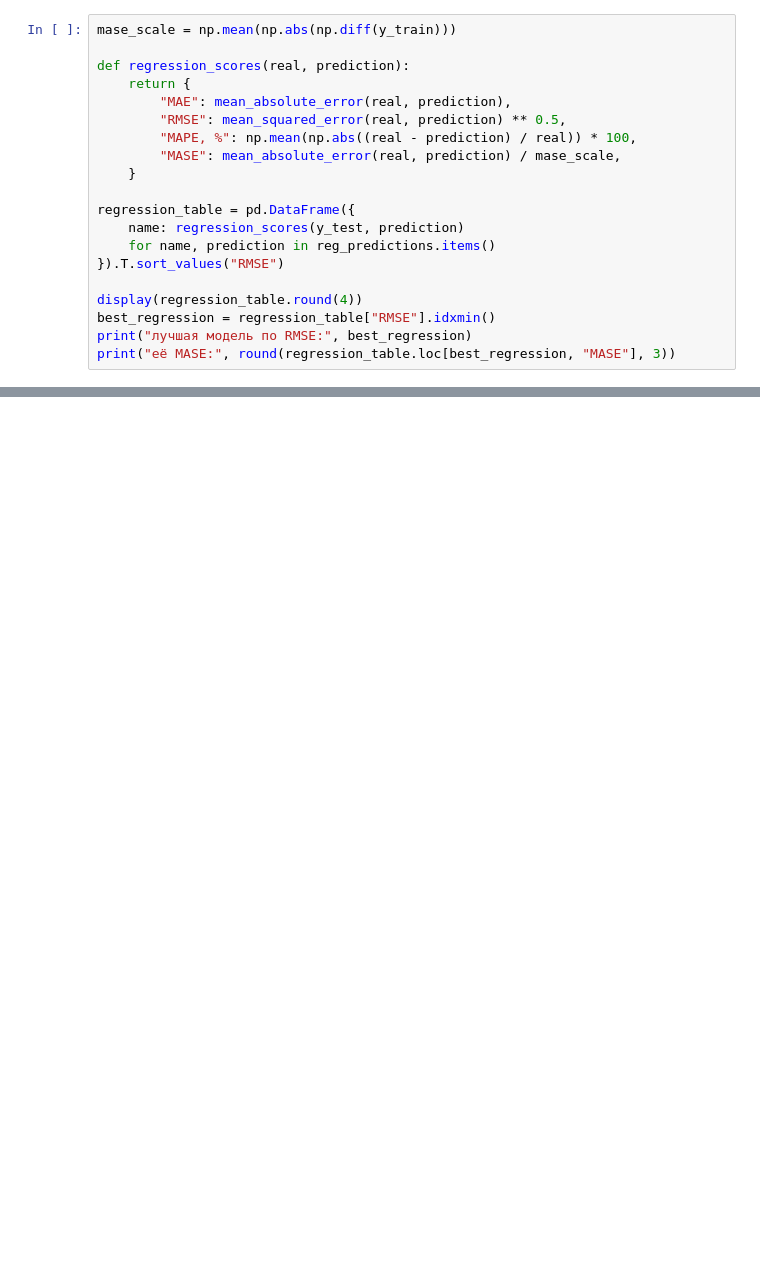
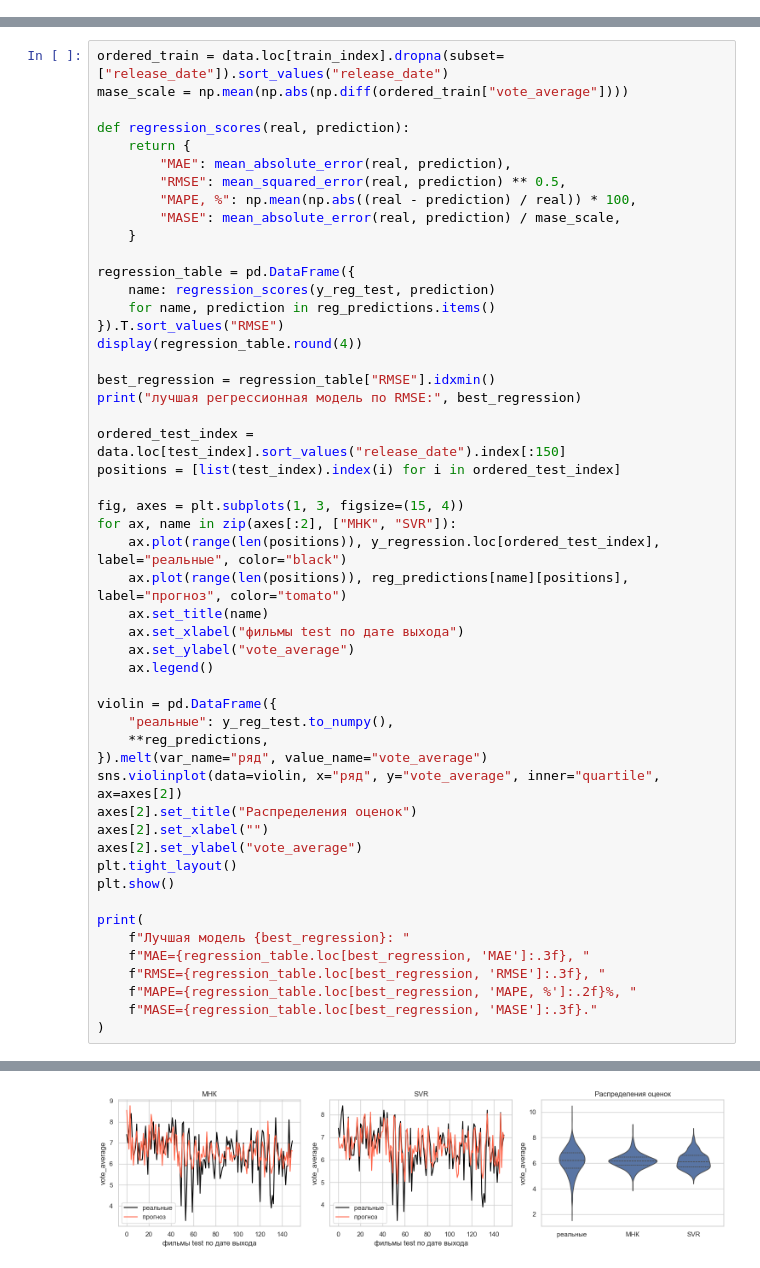
Before and after one commit to sergeisidorov123/ml, a Jupyter notebook: homework/homework3/ДЗ 3, Сидоров, РИС-24-1-1.ipynb, the cells around one changed output, grey strips where cells are left out. Saved outputs shown, nothing was run; the diff lists cells and outputs as text; blank space fills up the shorter version.

```diff
--- a/homework/homework3/ДЗ 3, Сидоров, РИС-24-1-1.ipynb
+++ b/homework/homework3/ДЗ 3, Сидоров, РИС-24-1-1.ipynb
@@ -109,20 +0,0 @@ MAE и RMSE измеряются в пунктах рейтинга. MAPE пок
-# %%
-mase_scale = np.mean(np.abs(np.diff(y_train)))
-
-def regression_scores(real, prediction):
-    return {
-        "MAE": mean_absolute_error(real, prediction),
-        "RMSE": mean_squared_error(real, prediction) ** 0.5,
-        "MAPE, %": np.mean(np.abs((real - prediction) / real)) * 100,
-        "MASE": mean_absolute_error(real, prediction) / mase_scale,
-    }
-
-regression_table = pd.DataFrame({
-    name: regression_scores(y_test, prediction)
-    for name, prediction in reg_predictions.items()
-}).T.sort_values("RMSE")
-
-display(regression_table.round(4))
-best_regression = regression_table["RMSE"].idxmin()
-print("лучшая модель по RMSE:", best_regression)
-print("её MASE:", round(regression_table.loc[best_regression, "MASE"], 3))
@@ -410,0 +191,52 @@ print("   Accuracy SVM изменилась на", round(accuracy_comparison.loc
+# %%
+ordered_train = data.loc[train_index].dropna(subset=["release_date"]).sort_values("release_date")
+mase_scale = np.mean(np.abs(np.diff(ordered_train["vote_average"])))
+
+def regression_scores(real, prediction):
+    return {
+        "MAE": mean_absolute_error(real, prediction),
+        "RMSE": mean_squared_error(real, prediction) ** 0.5,
+        "MAPE, %": np.mean(np.abs((real - prediction) / real)) * 100,
+        "MASE": mean_absolute_error(real, prediction) / mase_scale,
+    }
+
+regression_table = pd.DataFrame({
+    name: regression_scores(y_reg_test, prediction)
+    for name, prediction in reg_predictions.items()
+}).T.sort_values("RMSE")
+display(regression_table.round(4))
+
+best_regression = regression_table["RMSE"].idxmin()
+print("лучшая регрессионная модель по RMSE:", best_regression)
+
+ordered_test_index = data.loc[test_index].sort_values("release_date").index[:150]
+positions = [list(test_index).index(i) for i in ordered_test_index]
+
+fig, axes = plt.subplots(1, 3, figsize=(15, 4))
+for ax, name in zip(axes[:2], ["МНК", "SVR"]):
+    ax.plot(range(len(positions)), y_regression.loc[ordered_test_index], label="реальные", color="black")
+    ax.plot(range(len(positions)), reg_predictions[name][positions], label="прогноз", color="tomato")
+    ax.set_title(name)
+    ax.set_xlabel("фильмы test по дате выхода")
+    ax.set_ylabel("vote_average")
+    ax.legend()
+
+violin = pd.DataFrame({
+    "реальные": y_reg_test.to_numpy(),
+    **reg_predictions,
+}).melt(var_name="ряд", value_name="vote_average")
+sns.violinplot(data=violin, x="ряд", y="vote_average", inner="quartile", ax=axes[2])
+axes[2].set_title("Распределения оценок")
+axes[2].set_xlabel("")
+axes[2].set_ylabel("vote_average")
+plt.tight_layout()
+plt.show()
+
+print(
+    f"Лучшая модель {best_regression}: "
+    f"MAE={regression_table.loc[best_regression, 'MAE']:.3f}, "
+    f"RMSE={regression_table.loc[best_regression, 'RMSE']:.3f}, "
+    f"MAPE={regression_table.loc[best_regression, 'MAPE, %']:.2f}%, "
+    f"MASE={regression_table.loc[best_regression, 'MASE']:.3f}."
+)
+# %% [output]
@@ -410,0 +247 @@ print("   Accuracy SVM изменилась на", round(accuracy_comparison.loc
+[figure, added]
```
Also changed, not shown: parts of 43 cells of this notebook.
